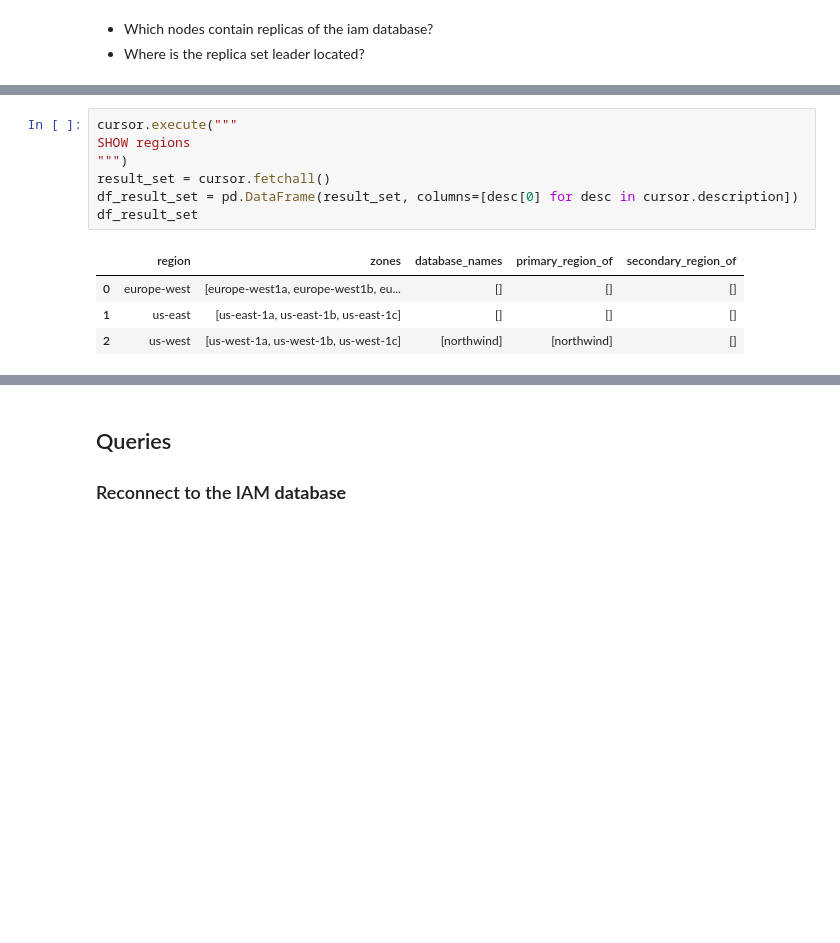
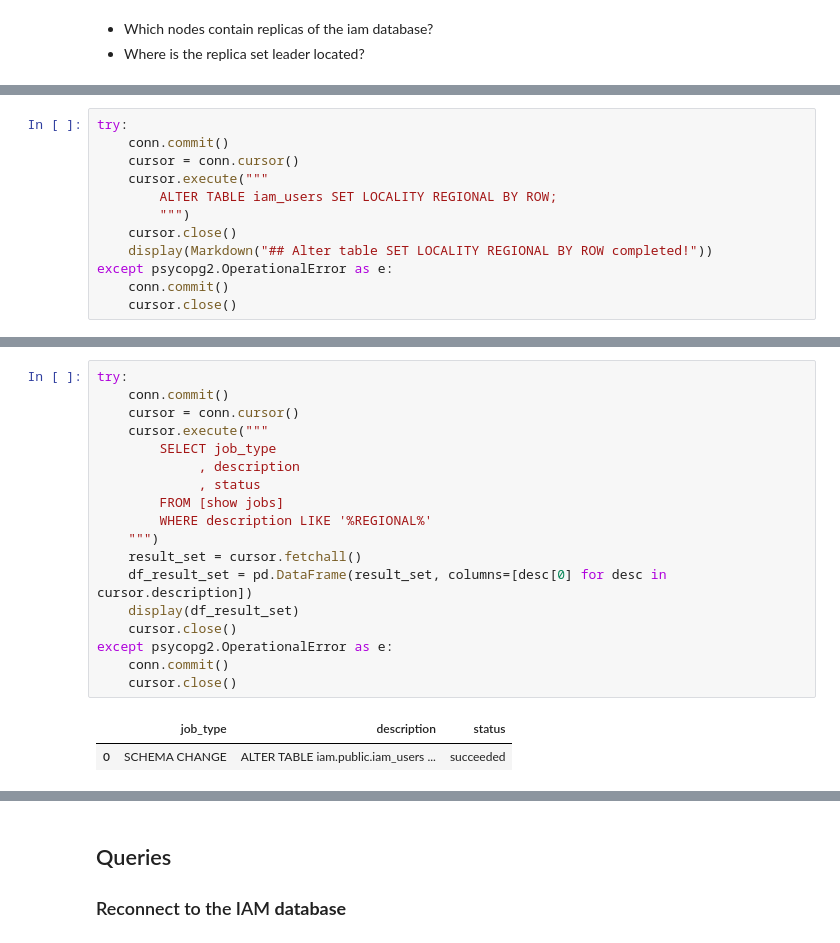
Before and after one commit to ainfanzon/Cockroach_IAM_Workshop, a Jupyter notebook: GCP_Colab_notebooks/Exercise_03.ipynb, the cells around one changed output, grey strips where cells are left out. Cells and saved outputs as stored; diff of their text form; blank space fills up the shorter version.

```diff
--- a/GCP_Colab_notebooks/Exercise_03.ipynb
+++ b/GCP_Colab_notebooks/Exercise_03.ipynb
@@ -441,0 +517,12 @@ DuplicateColumn: column "crdb_region" of relation "iam_users" already exists
+# %%
+try:
+    conn.commit()
+    cursor = conn.cursor()
+    cursor.execute("""
+        ALTER TABLE iam_users SET LOCALITY REGIONAL BY ROW;
+        """)
+    cursor.close()
+    display(Markdown("## Alter table SET LOCALITY REGIONAL BY ROW completed!"))
+except psycopg2.OperationalError as e:
+    conn.commit()
+    cursor.close()
@@ -464,13 +560,22 @@ df_result_set
 # %%
-cursor.execute("""
-SHOW regions
-""")
-result_set = cursor.fetchall()
-df_result_set = pd.DataFrame(result_set, columns=[desc[0] for desc in cursor.description])
-df_result_set
+try:
+    conn.commit()
+    cursor = conn.cursor()
+    cursor.execute("""
+        SELECT job_type
+             , description
+             , status
+        FROM [show jobs]
+        WHERE description LIKE '%REGIONAL%'
+    """)
+    result_set = cursor.fetchall()
+    df_result_set = pd.DataFrame(result_set, columns=[desc[0] for desc in cursor.description])
+    display(df_result_set)
+    cursor.close()
+except psycopg2.OperationalError as e:
+    conn.commit()
+    cursor.close()
 # %% [output]
-|  | region | zones | database_names | primary_region_of | secondary_region_of |
-| 0 | europe-west | [europe-west1a, europe-west1b, eu... | [] | [] | [] |
-| 1 | us-east | [us-east-1a, us-east-1b, us-east-1c] | [] | [] | [] |
-| 2 | us-west | [us-west-1a, us-west-1b, us-west-1c] | [northwind] | [northwind] | [] |
+|  | job_type | description | status |
+| 0 | SCHEMA CHANGE | ALTER TABLE iam.public.iam_users ... | succeeded |
 # %%
```
Also changed, not shown: parts of 14 cells of this notebook.
